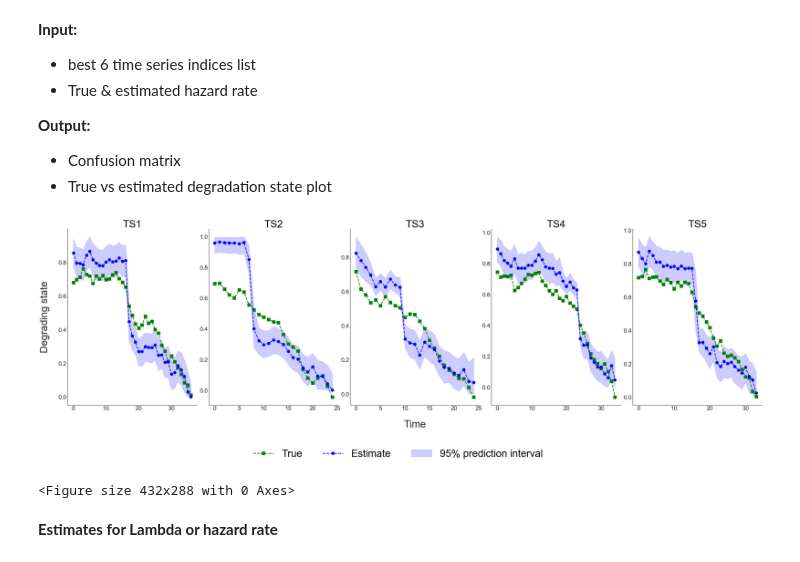
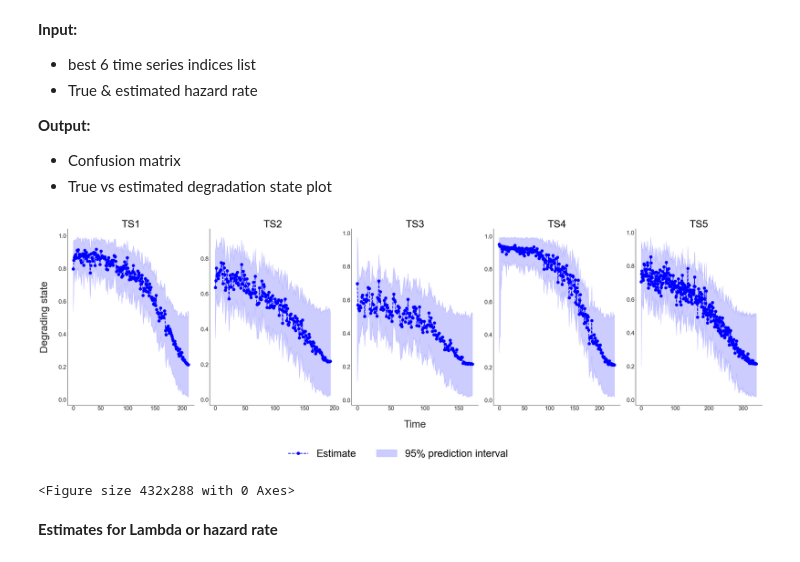
Before and after one commit to user1329/Predictive-Analytics-for-Degradation-System, a Jupyter notebook: Experiment Code.ipynb, the cells around one changed output. Saved outputs shown, nothing was run; the diff lists cells and outputs as text; code cells hidden in the pictures.

```diff
--- a/Experiment Code.ipynb
+++ b/Experiment Code.ipynb
@@ -242,9 +256,15 @@ model_x_op_feat=1
 model_o_ip_feat=hidden_states # 2 for x and m value
 model_o_op_feat=1
 lookback=1
+
+
+#########################
 epochs = 50
-batch_size = 40
-learning_rate = 0.003
+batch_size = 200 if cmapss==True else 40 #40 for sim 200 for cmapss
+learning_rate = 1e-5 if cmapss==True else 0.003 # 0.003 for sim, 1e-5 for cmapss
+#########################
+
+
 model_y_lossw=[10,1,1] # discuss later
 model_y_neuron=32
 model_x_neuron=32
@@ -626,6 +695,9 @@ def define_model_y(neurons=model_y_neuron, act_func='relu'):
         model_y.add_loss(lossF1)
         adamOptimizer=tf.keras.optimizers.Adam(learning_rate=learning_rate)
         model_y.compile(optimizer=adamOptimizer)
+        return model_y
+
+
     else:
         binary_=Dense((Bin_feature), activation="sigmoid")(Layer_1)
         binary=multiply([Reshape((1, (Bin_feature)))(binary_), Z_bin])
@@ -1167,7 +1350,8 @@ from dask.distributed import Client, progress
 
 
 #initiate hidden variable values x and m
-x_0=1/dataset.X.max() # max of training+testing
+# x_0=1/dataset.X.max() # max of training+testing
+x_0=1 # cmapss
 m_0=initial_m
 
 # N=number of time series sets
@@ -1175,10 +1359,10 @@ m_0=initial_m
 # P=number of particles
 # r total number of iterations
 tt=time.time()
-N=50
+N=5
 #K_n=dataset[dataset.O==1].Time.tolist()
 P=num_particles
-R=75
+R=5
 r=0
 p_m=initial_pm
 p_ones=np.ones((P,Total_features_updated))
@@ -1747,10 +1959,17 @@ p_df=pd.DataFrame(p_list, columns=['p_m'])
 # %% [markdown]
 Get the trained model weights for RNN models
 # %%
-model_y.load_weights(r'model_y_w.h5')
-model_x.load_weights(r'model_x_w.h5')
-model_o.load_weights(r'model_o_w.h5')
-Pr_Mk[0]=[1-0.07816507727721145, 0.07816507727721145] #p_m obtained after training
+if simulated==True:
+    model_y.load_weights(r'model_y_w.h5')
+    model_x.load_weights(r'model_x_w.h5')
+    model_o.load_weights(r'model_o_w.h5')
+    Pr_Mk[0]=[1-0.07816507727721145, 0.07816507727721145] #p_m obtained after training
+
+else:
+    model_y.load_weights(r'model_y_w_cmapss.h5')
+    model_x.load_weights(r'model_x_w_cmapss.h5')
+    model_o.load_weights(r'model_o_w_cmapss.h5')
+    Pr_Mk[0]=[1-0.00441691932496853, 0.00441691932496853] #p_m obtained after training
 # %% [markdown]
 **Get the hidden particles for all time for test set**
 # %% [markdown]
@@ -2221,9 +2446,10 @@ cols = ['TS1', 'TS2', 'TS3', 'TS4', 'TS5', 'TS6']
 fig, axes = plt.subplots(nrows=1, ncols=5, figsize=(35, 12), dpi=80)
 # plt.setp(axes.flat, xlabel='X-label', ylabel='Y-label')
 for n in range(5):
-    axes[n].plot(hidden_df_test[hidden_df_test.N==n_list_X[n]]['X_true'].tolist(),
-                 color='g', label='True', linewidth=2.5, linestyle='dashed',
-                 marker='s', markersize=10)
+    if simulated==True:
+        axes[n].plot(hidden_df_test[hidden_df_test.N==n_list_X[n]]['X_true'].tolist(),
+                     color='g', label='True', linewidth=2.5, linestyle='dashed',
+                     marker='s', markersize=10)
     axes[n].plot(hidden_df_test[hidden_df_test.N==n_list_X[n]]['X_est'].tolist(),
                  color='b', label='Estimate', linewidth=2.5, linestyle='dashed',
                  marker='o', markersize=10)
@@ -2240,34 +2466,34 @@ for ax, col in zip(axes, cols):
     ax.annotate(col, xy=(0.5, 1), xytext=(0, pad), fontsize=55,
                 xycoords='axes fraction', textcoords='offset points',
                 size=35, ha='center', va='baseline')
 
 # for ax, row in zip(axes[:,0], rows):
 #     ax.annotate(row, xy=(0, 0.5), xytext=(-ax.yaxis.labelpad - pad, 0),
 #                 xycoords=ax.yaxis.label, textcoords='offset points',
 #                 size='large', ha='right', va='center')
 
 fig.tight_layout()
 # tight_layout doesn't take these labels into account. We'll need
 # to make some room. These numbers are are manually tweaked.
 # You could automatically calculate them, but it's a pain.
 fig.subplots_adjust(left=0.05, top=0.95, bottom=0.25)
 ax=fig.add_subplot(111, frame_on=False)
 # ax.spines['top'].set_color('none')
 # ax.spines['bottom'].set_color('none')
 # ax.spines['left'].set_color('none')
 # ax.spines['right'].set_color('none')
 ax.grid(False)
 plt.tick_params(labelcolor='none', bottom=False, left=False)
 ax.set_xlabel('Time', fontsize=35, labelpad=30)
 ax.set_ylabel('Degrading state', fontsize=35, labelpad=30)
 ax.facecolor='white'
 handles,labels=axes[n].get_legend_handles_labels()
 fig.legend(handles,labels,loc='lower center', bbox_to_anchor=(.5,0), ncol=3, fontsize=35, fancybox=True)
 plt.show()
 # fig.savefig(r'C:\Users\Administrator\PhD_task_5\Weekly Summary\EM_results_9Feb\select_X.pdf')
 plt.clf()
 # %% [output]
-[figure, old version]
+[figure, new version]
 <Figure size 432x288 with 0 Axes>
 # %% [markdown]
 **Estimates for Lambda or hazard rate**
```
Also changed, not shown: parts of 24 cells of this notebook.
